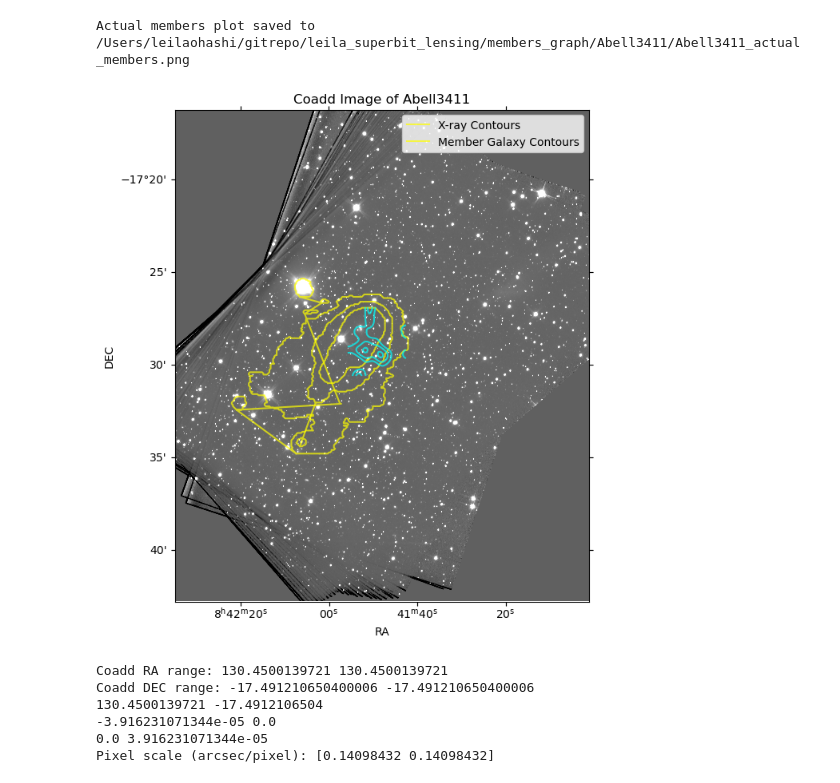
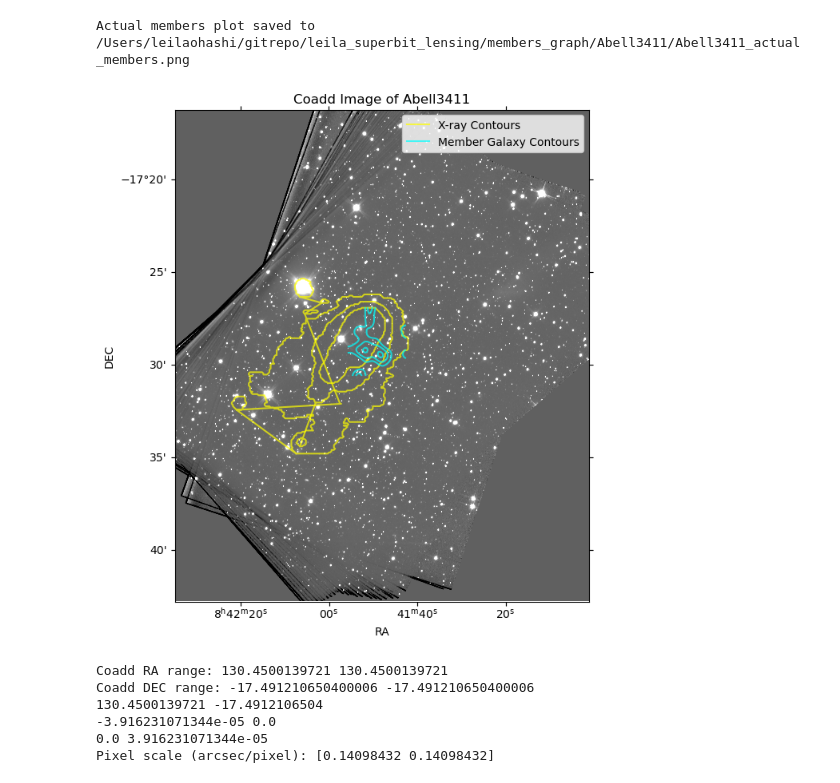
Before and after one commit to LeilaOhashi/leila_superbit_lensing, a Jupyter notebook: notebooks/leila_redseq.ipynb, the cells around one changed output. Cells and saved outputs as stored; diff of their text form; code cells hidden in the pictures.

Commit message:
Updated Notebook with contours

```diff
--- a/notebooks/leila_redseq.ipynb
+++ b/notebooks/leila_redseq.ipynb
@@ -19,3 +7,17 @@ Galaxies with z ≤ 0.15: 1
+# %%
+cluster_name = 'Abell3411'
+datadir = "/Users/leilaohashi/gitrepo/leila_superbit_lensing/" # Change to your data directory!
+# utils.TARGET_LIST = os.path.join(datadir, "SuperBIT_target_list.csv")
+# analyzer = ClusterRedSequenceAnalysis(cluster_name, datadir=datadir, delz=0.02)
+# analyzer.load_data()
+
+# smoothing, bins, etc. parameters
+xray_contour_percentiles = [70, 99] # change to desired percentiles for x-ray contours
+xray_contour_number = 3 # number of contour levels to save (e.g., 3 means 3 levels: 70th, 80th, 90th percentiles)
+hist_bins = 50 # change bins here for 2D histogram of actual members
+hist_sigma = 4 # change smoothing for 2D histogram of actual members
+members_contour_percentiles = [70, 99] # change to desired percentiles for actual member contours
+members_contour_number = 3 # number of contour levels to save for actual members (e.g., 3 means 3 levels: 70th, 80th, 90th percentiles)
 # %%
 analyzer.compute_red_sequence(a=0.0, b=1.55, tolerance=0.1, resolution=0.5, sigma=1.5, save_path = "")
 # %% [output]
@@ -172,7 +172,7 @@ from astropy.io import fits
 import numpy as np
 from scipy.ndimage import gaussian_filter
 
-am_path = f"/Users/leilaohashi/gitrepo/leila_superbit_lensing/data/color_mags/{cluster_name}/{cluster_name}_colors_mags_clean_nors.fits"
+am_path = f"{datadir}data/color_mags/{cluster_name}/{cluster_name}_colors_mags_clean_nors.fits"
 if not os.path.exists(am_path):
     print(f"Actual members file for {cluster_name} not found at {am_path}.")
 
@@ -185,7 +185,7 @@ ra = actual_members_data['RA']
 dec = actual_members_data['DEC']
 
 # 2D histogram
-counts, xedges, yedges = np.histogram2d(ra, dec, bins=50) # change bins here
+counts, xedges, yedges = np.histogram2d(ra, dec, bins=hist_bins)
 # do 5 galaxies per bin
 
 # Padding
@@ -193,7 +193,7 @@ pad = 20
 padded_counts = np.pad(counts, pad_width=pad, mode='constant', constant_values=0)
 
 # Smoothing
-smoothed_padded_counts = gaussian_filter(padded_counts, sigma=4)
+smoothed_padded_counts = gaussian_filter(padded_counts, sigma=hist_sigma)
 
 # Plot smoothed histogram
 plt.figure(figsize=(8, 8))
@@ -211,7 +211,7 @@ plt.xlabel('RA (degrees)')
 plt.ylabel('DEC (degrees)')
 
 # Contours
-contour_levels_padded = np.linspace(np.percentile(smoothed_padded_counts, 70), np.percentile(smoothed_padded_counts,99), 3)
+contour_levels_padded = np.linspace(np.percentile(smoothed_padded_counts, members_contour_percentiles[0]), np.percentile(smoothed_padded_counts, members_contour_percentiles[1]), members_contour_number)
 
 # Contour Colors
 colors = ['cyan', 'cyan', 'cyan']
@@ -233,17 +233,15 @@ X_padded, Y_padded = np.meshgrid(x_centers_padded, y_centers_padded)
 saved_contour_data_padded = (X_padded, Y_padded, smoothed_padded_counts, contour_levels_padded)
 
 # histogram without padding
-counts, xedges, yedges = np.histogram2d(ra, dec, bins=50) # change bins here
+counts, xedges, yedges = np.histogram2d(ra, dec, bins=hist_bins)
 smoothed_counts = gaussian_filter(counts, sigma=4)
 x_centers_members = 0.5 * (xedges[:-1] + xedges[1:])
 y_centers_members = 0.5 * (yedges[:-1] + yedges[1:])
 X_unpadded_members, Y_unpadded_members = np.meshgrid(x_centers_members, y_centers_members)
-contour_levels_unpadded_members = np.linspace(np.percentile(smoothed_counts, 70), np.percentile(smoothed_counts,99), 3)
+contour_levels_unpadded_members = np.linspace(np.percentile(smoothed_counts, members_contour_percentiles[0]), np.percentile(smoothed_counts, members_contour_percentiles[1]), members_contour_number)
 saved_contour_data_unpadded = (X_unpadded_members, Y_unpadded_members, smoothed_counts, contour_levels_unpadded_members)
 
 
-
-# plot the contours onto the xray image
 # at beginning of notebook, have parameters defined (smoothing, bins, etc)
 # check that it's generalizable: at beginning of notebook, just ask for filenames - end of notebook just has the output
 # %% [output]
@@ -256,6 +254,7 @@ import matplotlib.pyplot as plt
 from astropy.io import fits
 import numpy as np
 from astropy.wcs import WCS
+from matplotlib.lines import Line2D
 
 def wcs_manual(header, prefer_tpv: bool = True) -> WCS:
     """
@@ -329,8 +328,7 @@ def wcs_manual(header, prefer_tpv: bool = True) -> WCS:
     ]
     return wcs_manual
 
-cluster_name = "Abell3411"
-fits_path = f'/Users/leilaohashi/gitrepo/leila_superbit_lensing/data/coadds/{cluster_name}/{cluster_name}_coadd_b.sub.fits'
+fits_path = f'{datadir}data/coadds/{cluster_name}/{cluster_name}_coadd_b.sub.fits'
 if not os.path.exists(fits_path):
     print(f"Coadd image for {cluster_name} not found at {fits_path}.")
 
@@ -340,37 +338,37 @@ coadd_header = coadd_hdu.header
 coadd_data = coadd_hdu.data
 wcs = wcs_manual(coadd_header)
 ny, nx = coadd_data.shape # (height, width)
 corners = np.array([[0, 0], [0, ny], [nx, 0], [nx, ny]])
 coadd_radec = wcs.wcs_pix2world(corners, 0)
 
 
 # Grab members contours
 X_unpadded_members, Y_unpadded_members = np.meshgrid(x_centers_members, y_centers_members)
 Z_unpadded_members = smoothed_counts
 levels_members = contour_levels_unpadded_members
 
 # plot the image
 fig = plt.figure(figsize=(8, 8))
 ax = fig.add_subplot(111, projection=wcs)
 ax.imshow(coadd_data, origin='lower', cmap='gray', vmin=np.percentile(coadd_data, 1), vmax=np.percentile(coadd_data, 99))
-contour_levels = np.linspace(np.percentile(smoothed_counts, 70), np.percentile(smoothed_counts,99), 3)
+contour_levels = np.linspace(np.percentile(smoothed_counts, members_contour_percentiles[0]), np.percentile(smoothed_counts, members_contour_percentiles[1]), members_contour_number)
 
 # Grab and plot xray contours
 for i in range(len(contour_levels_xray)):
     contour_path = os.path.join(save_dir, f'contour_level_{i+1}.csv')
     data = np.loadtxt(contour_path, delimiter=',', skiprows=1)
     ra, dec = data[:,0], data[:,1]
     ax.plot(ra, dec, color='yellow', linewidth=1.5, alpha=0.7, transform=ax.get_transform('world'))
 
-# Contours in pixel space
+# Plot members contours
 ax.contour(X_unpadded_members, Y_unpadded_members, Z_unpadded_members.T, levels=levels_members, colors=['cyan', 'cyan', 'cyan'], linewidths=1.5, alpha=0.7, transform=ax.get_transform('world'))
 ax.set_title(f'Coadd Image of {cluster_name}')
 ax.set_xlabel('RA')
 ax.set_ylabel('DEC')
-ax.legend(['X-ray Contours', 'Member Galaxy Contours'])
+ax.legend([Line2D([0], [0], color='yellow', lw=1.5, alpha=0.7), Line2D([0], [0], color='cyan', lw=1.5, alpha=0.7)], ['X-ray Contours', 'Member Galaxy Contours'])
 plt.show()
 # %% [output]
-[figure, old version]
+[figure, new version]
 # %%
 from astropy.wcs.utils import proj_plane_pixel_scales
 
```
Also changed, not shown: parts of 3 cells of this notebook.
